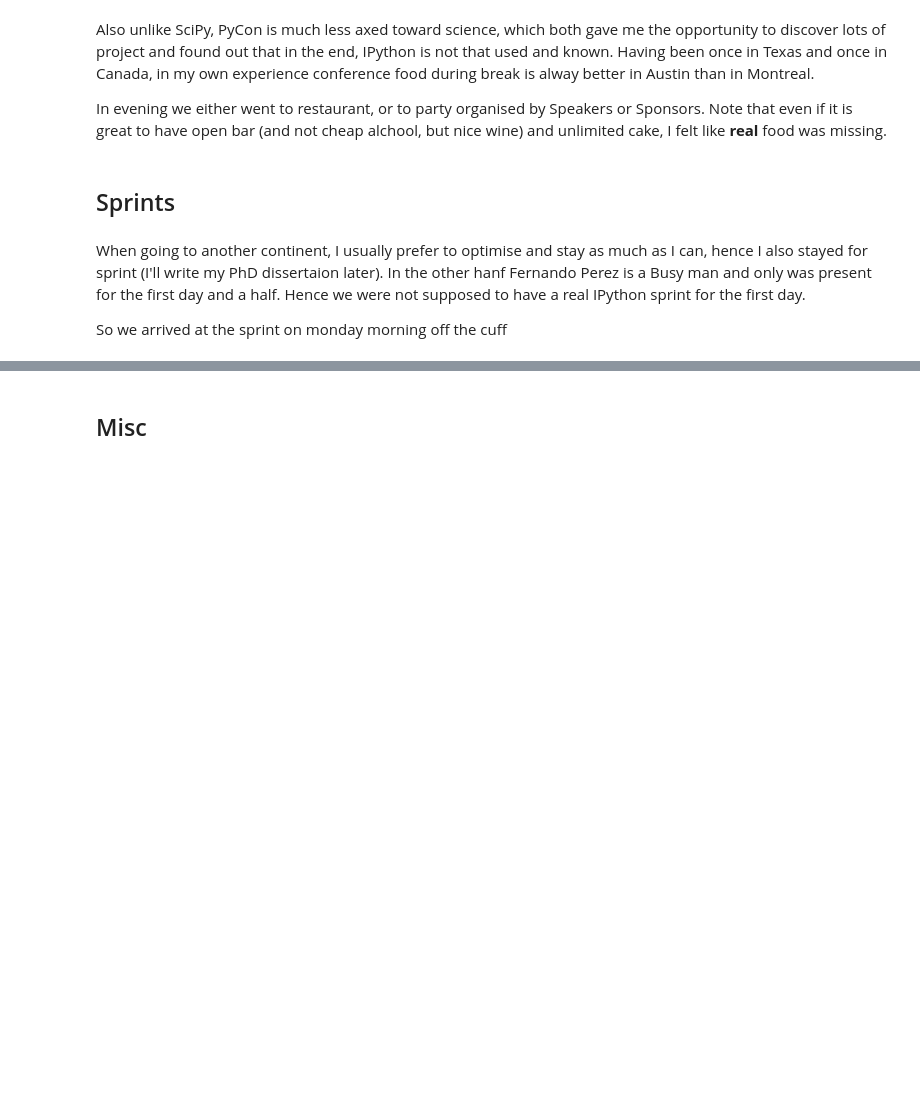
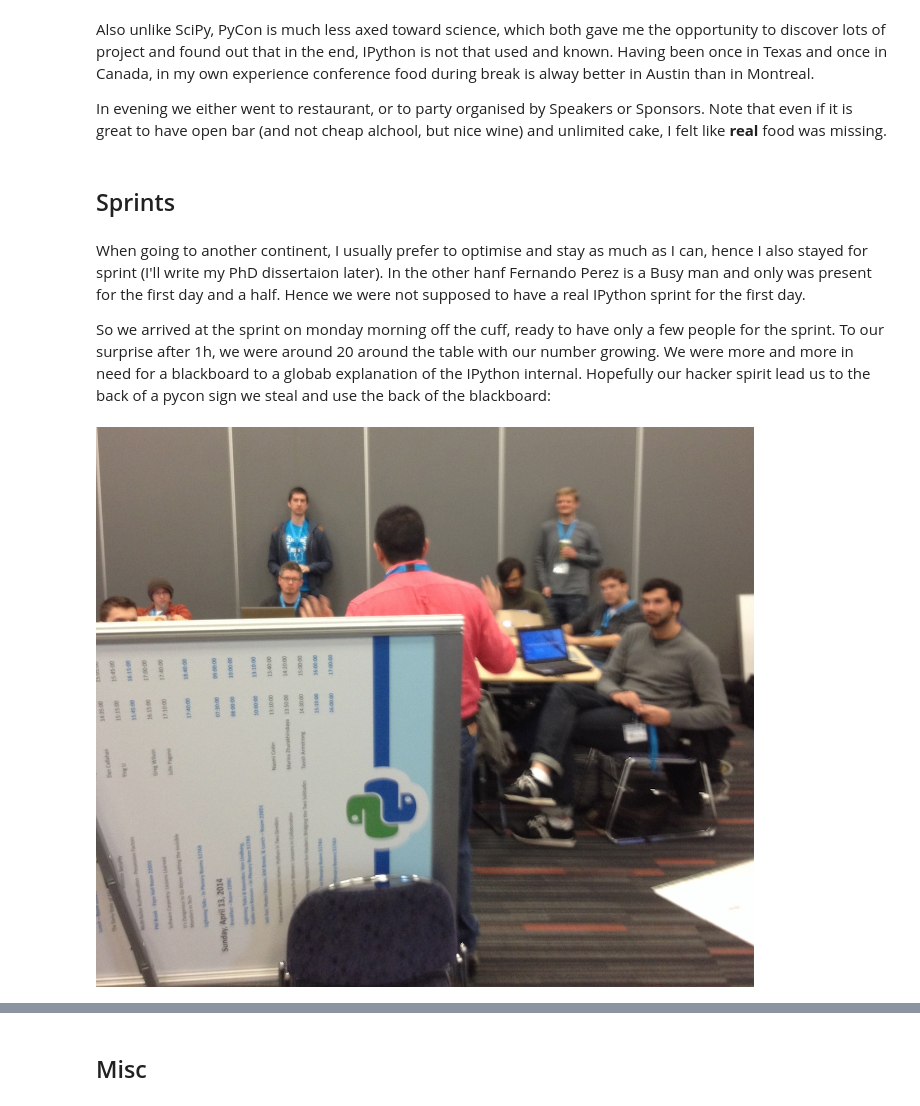
Before and after one commit to Carreau/posts, a Jupyter notebook: 13-PyCon2014.ipynb, the cells around one changed output, grey strips where cells are left out. Drawn from its saved outputs; the diff is of its cells as text; code cells hidden in the pictures; blank space fills up the shorter version.

```diff
--- a/13-PyCon2014.ipynb
+++ b/13-PyCon2014.ipynb
@@ -112,4 +112,8 @@ In evening we either went to restaurant, or to party organised by Speakers or Sp
 # %% [markdown]
 When going to another continent, I usually prefer to optimise and stay as much as I can, hence I also stayed for sprint (I'll write my PhD dissertaion later). In the other hanf Fernando Perez is a Busy man and only was present for the first day and a half. Hence we were not supposed to have a real IPython sprint for the first day.
 
-So we arrived at the sprint on monday morning off the cuff
+So we arrived at the sprint on monday morning off the cuff, ready to have only a few people for the sprint. To our surprise after 1h, we were around 20 around the table with our number growing. We were more and more in need for a blackboard to a globab explanation of the IPython internal. Hopefully  our hacker spirit lead us to the back of a pycon sign we steal and use the back of the blackboard:
+# %%
+Image('img/fperez-pycon-sign.jpg', width=500)
+# %% [output]
+[figure, added]
```
Also changed, not shown: parts of 9 cells of this notebook, 9 other files.
